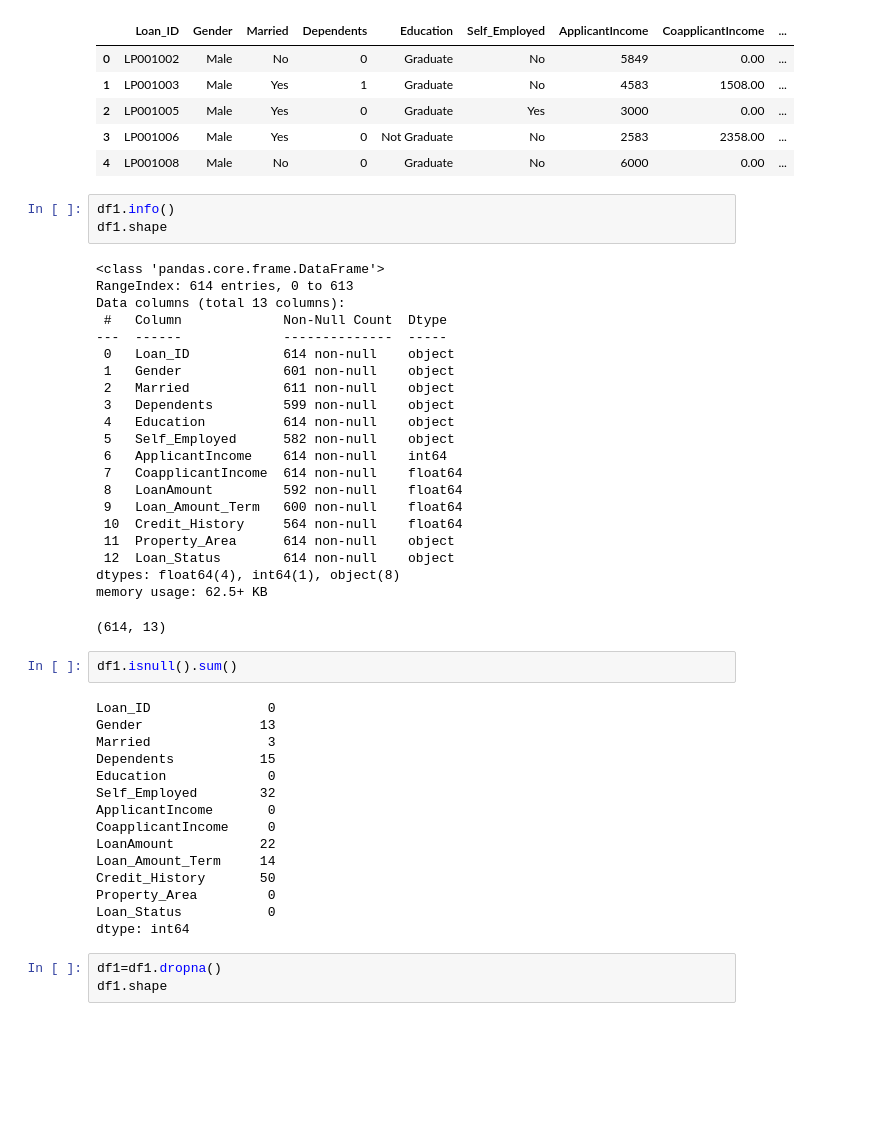
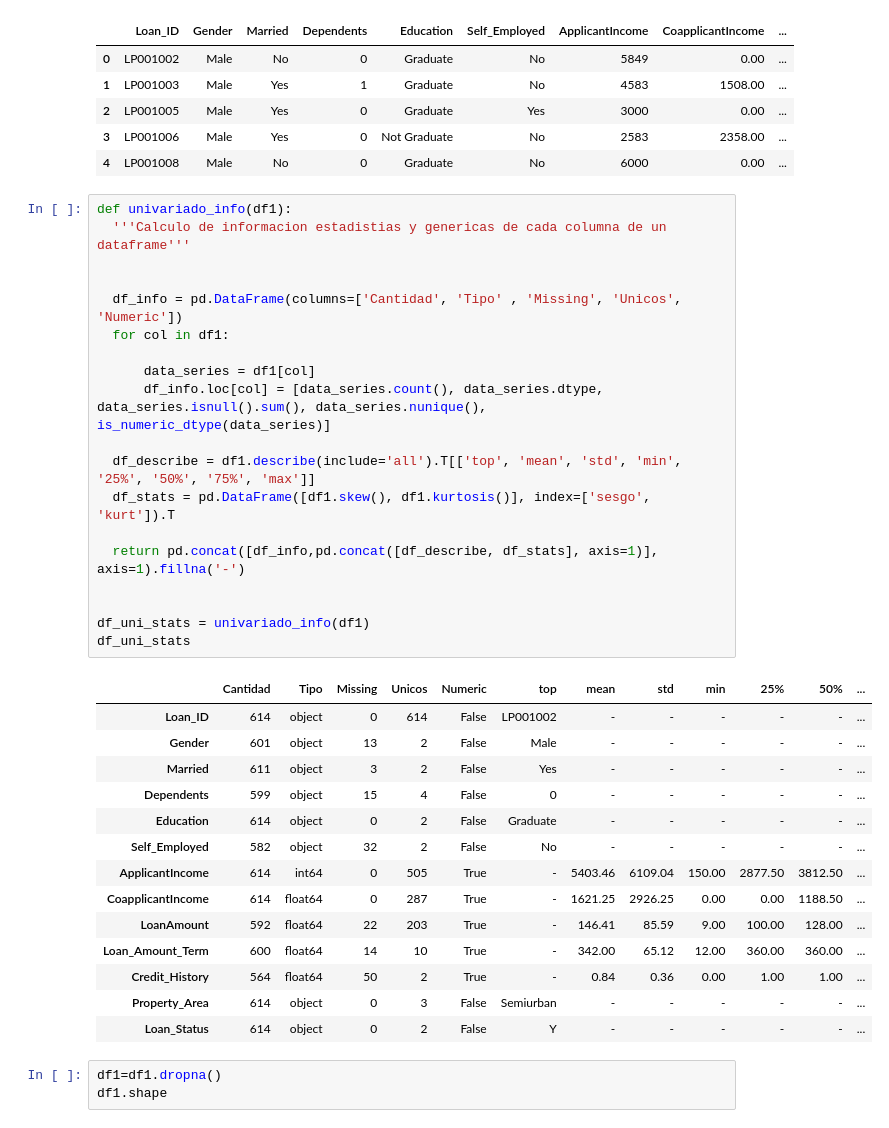
Before and after one commit to RodrigoLarroca/MachineLearning_Inicios, a Jupyter notebook: Hipotecario_prediccion_XGBoost.ipynb, the cells around one changed output. Cells and saved outputs as stored; diff of their text form; blank space fills up the shorter version.

```diff
--- a/Hipotecario_prediccion_XGBoost.ipynb
+++ b/Hipotecario_prediccion_XGBoost.ipynb
@@ -96,48 +99,40 @@ df1.head(5)
 | 2 | LP001005 | Male | Yes | 0 | Graduate | Yes | 3000 | 0.00 | ... |
 | 3 | LP001006 | Male | Yes | 0 | Not Graduate | No | 2583 | 2358.00 | ... |
 | 4 | LP001008 | Male | No | 0 | Graduate | No | 6000 | 0.00 | ... |
-# %%
-df1.info()
-df1.shape
-# %% [output]
-<class 'pandas.core.frame.DataFrame'>
-RangeIndex: 614 entries, 0 to 613
-Data columns (total 13 columns):
- #   Column             Non-Null Count  Dtype
----  ------             --------------  -----
- 0   Loan_ID            614 non-null    object
- 1   Gender             601 non-null    object
- 2   Married            611 non-null    object
- 3   Dependents         599 non-null    object
- 4   Education          614 non-null    object
- 5   Self_Employed      582 non-null    object
- 6   ApplicantIncome    614 non-null    int64
- 7   CoapplicantIncome  614 non-null    float64
- 8   LoanAmount         592 non-null    float64
- 9   Loan_Amount_Term   600 non-null    float64
- 10  Credit_History     564 non-null    float64
- 11  Property_Area      614 non-null    object
- 12  Loan_Status        614 non-null    object
-dtypes: float64(4), int64(1), object(8)
-memory usage: 62.5+ KB
-(614, 13)
-# %%
-df1.isnull().sum()
-# %% [output]
-Loan_ID               0
-Gender               13
-Married               3
-Dependents           15
-Education             0
-Self_Employed        32
-ApplicantIncome       0
-CoapplicantIncome     0
-LoanAmount           22
-Loan_Amount_Term     14
-Credit_History       50
-Property_Area         0
-Loan_Status           0
-dtype: int64
+# %%
+def univariado_info(df1):
+  '''Calculo de informacion estadistias y genericas de cada columna de un dataframe'''
+
+
+  df_info = pd.DataFrame(columns=['Cantidad', 'Tipo' , 'Missing', 'Unicos', 'Numeric'])
+  for col in df1:
+
+      data_series = df1[col]
+      df_info.loc[col] = [data_series.count(), data_series.dtype, data_series.isnull().sum(), data_series.nunique(), is_numeric_dtype(data_series)]
+
+  df_describe = df1.describe(include='all').T[['top', 'mean', 'std', 'min', '25%', '50%', '75%', 'max']]
+  df_stats = pd.DataFrame([df1.skew(), df1.kurtosis()], index=['sesgo', 'kurt']).T
+
+  return pd.concat([df_info,pd.concat([df_describe, df_stats], axis=1)], axis=1).fillna('-')
+
+
+df_uni_stats = univariado_info(df1)
+df_uni_stats
+# %% [output]
+|  | Cantidad | Tipo | Missing | Unicos | Numeric | top | mean | std | min | 25% | 50% | ... |
+| Loan_ID | 614 | object | 0 | 614 | False | LP001002 | - | - | - | - | - | ... |
+| Gender | 601 | object | 13 | 2 | False | Male | - | - | - | - | - | ... |
+| Married | 611 | object | 3 | 2 | False | Yes | - | - | - | - | - | ... |
+| Dependents | 599 | object | 15 | 4 | False | 0 | - | - | - | - | - | ... |
+| Education | 614 | object | 0 | 2 | False | Graduate | - | - | - | - | - | ... |
+| Self_Employed | 582 | object | 32 | 2 | False | No | - | - | - | - | - | ... |
+| ApplicantIncome | 614 | int64 | 0 | 505 | True | - | 5403.46 | 6109.04 | 150.00 | 2877.50 | 3812.50 | ... |
+| CoapplicantIncome | 614 | float64 | 0 | 287 | True | - | 1621.25 | 2926.25 | 0.00 | 0.00 | 1188.50 | ... |
+| LoanAmount | 592 | float64 | 22 | 203 | True | - | 146.41 | 85.59 | 9.00 | 100.00 | 128.00 | ... |
+| Loan_Amount_Term | 600 | float64 | 14 | 10 | True | - | 342.00 | 65.12 | 12.00 | 360.00 | 360.00 | ... |
+| Credit_History | 564 | float64 | 50 | 2 | True | - | 0.84 | 0.36 | 0.00 | 1.00 | 1.00 | ... |
+| Property_Area | 614 | object | 0 | 3 | False | Semiurban | - | - | - | - | - | ... |
+| Loan_Status | 614 | object | 0 | 2 | False | Y | - | - | - | - | - | ... |
 # %%
 df1=df1.dropna()
 df1.shape
```
Also changed, not shown: parts of 8 cells of this notebook.
